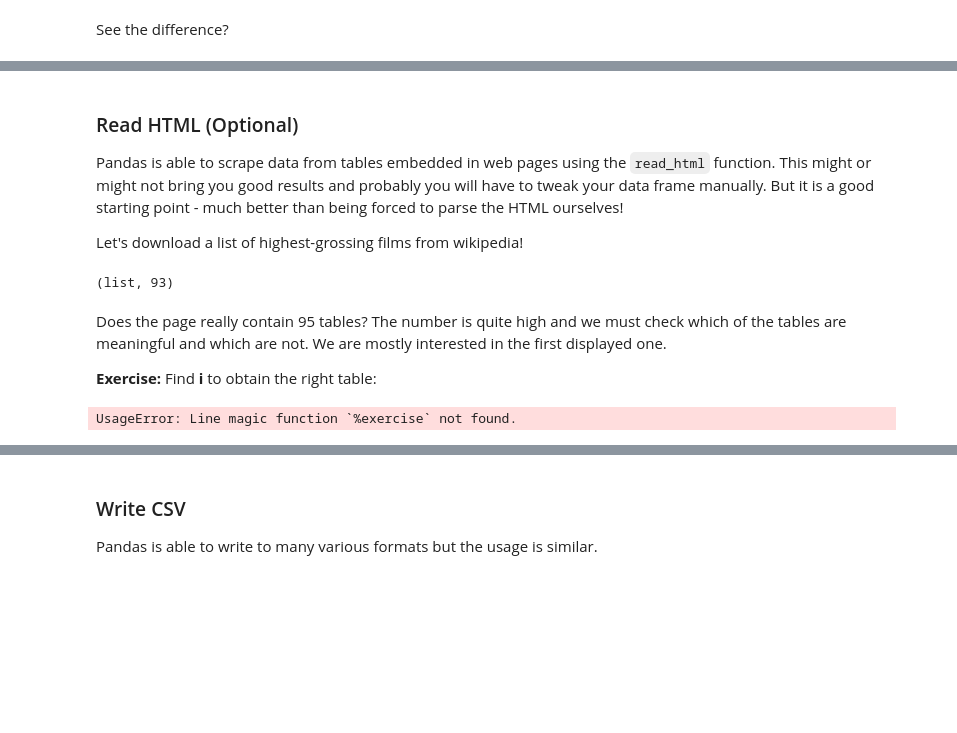
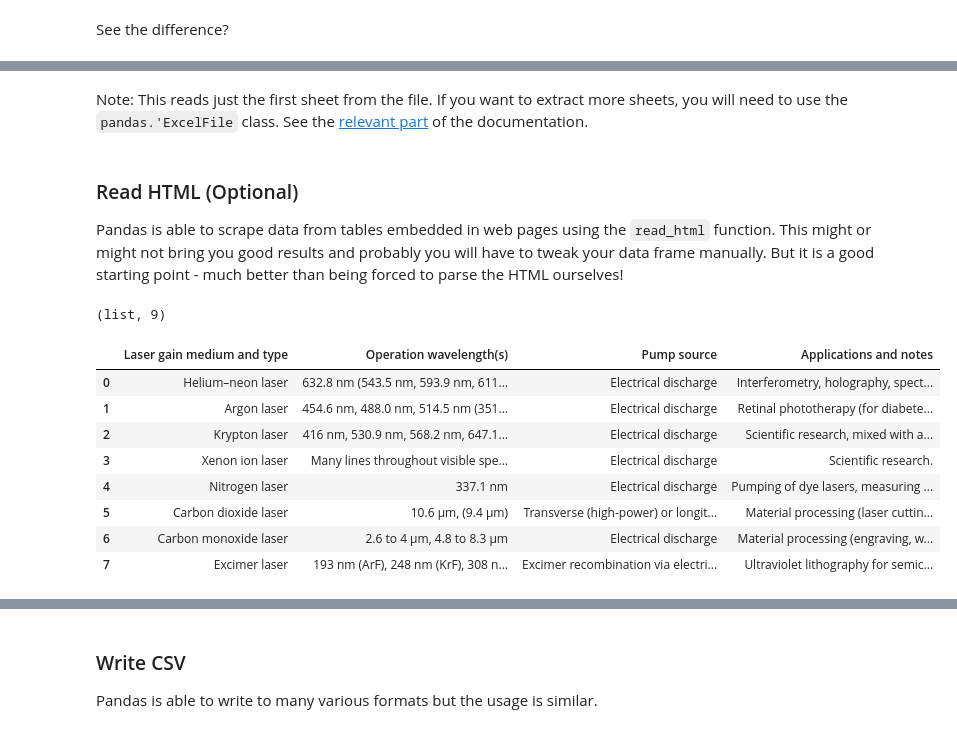
Before and after one commit to HiLASEPythonCourse/hilase-python-course-2021, a Jupyter notebook: 130_pandas_intro.ipynb, the cells around one changed output, grey strips where cells are left out. Saved outputs shown, nothing was run; the diff lists cells and outputs as text; code cells hidden in the pictures; blank space fills up the shorter version.

```diff
--- a/130_pandas_intro.ipynb
+++ b/130_pandas_intro.ipynb
@@ -575,3 +529,5 @@ UsageError: Line magic function `%validate` not found.
+# %% [markdown]
+Note: This reads just the first sheet from the file. If you want to extract more sheets, you will need to use the `pandas.'ExcelFile` class. See the [relevant part](https://pandas.pydata.org/pandas-docs/stable/user_guide/io.html#reading-excel-files) of the documentation.
 # %% [markdown]
 ### Read HTML (Optional)
 
@@ -579,24 +535,20 @@ Pandas is able to scrape data from tables embedded in web pages using the `read_
 This might or might not bring you good results and probably you will have to tweak your
 data frame manually. But it is a good starting point - much better than being forced to parse
 the HTML ourselves!
-
-Let's download a list of highest-grossing films from wikipedia!
 # %%
-tables = pd.read_html("https://en.wikipedia.org/wiki/List_of_highest-grossing_films")
+tables = pd.read_html("https://en.wikipedia.org/wiki/List_of_laser_types")
 type(tables), len(tables)
 # %% [output]
-(list, 93)
+(list, 9)
-# %% [markdown]
-Does the page really contain 95 tables? The number is quite high and we must check which of the tables
-are meaningful and which are not. We are mostly interested in the first displayed one.
-
-**Exercise:** Find **i** to obtain the right table:
-# %%
-%exercise
-
-i = ...
-
-table = tables[i]
-table.head(10)
-# %% [output]
-UsageError: Line magic function `%exercise` not found.
+# %%
+tables[1]
+# %% [output]
+|  | Laser gain medium and type | Operation wavelength(s) | Pump source | Applications and notes |
+| 0 | Helium–neon laser | 632.8 nm (543.5 nm, 593.9 nm, 611... | Electrical discharge | Interferometry, holography, spect... |
+| 1 | Argon laser | 454.6 nm, 488.0 nm, 514.5 nm (351... | Electrical discharge | Retinal phototherapy (for diabete... |
+| 2 | Krypton laser | 416 nm, 530.9 nm, 568.2 nm, 647.1... | Electrical discharge | Scientific research, mixed with a... |
+| 3 | Xenon ion laser | Many lines throughout visible spe... | Electrical discharge | Scientific research. |
+| 4 | Nitrogen laser | 337.1 nm | Electrical discharge | Pumping of dye lasers, measuring ... |
+| 5 | Carbon dioxide laser | 10.6 μm, (9.4 μm) | Transverse (high-power) or longit... | Material processing (laser cuttin... |
+| 6 | Carbon monoxide laser | 2.6 to 4 μm, 4.8 to 8.3 μm | Electrical discharge | Material processing (engraving, w... |
+| 7 | Excimer laser | 193 nm (ArF), 248 nm (KrF), 308 n... | Excimer recombination via electri... | Ultraviolet lithography for semic... |
```
Also changed, not shown: parts of 100 cells of this notebook, 1 other file.
